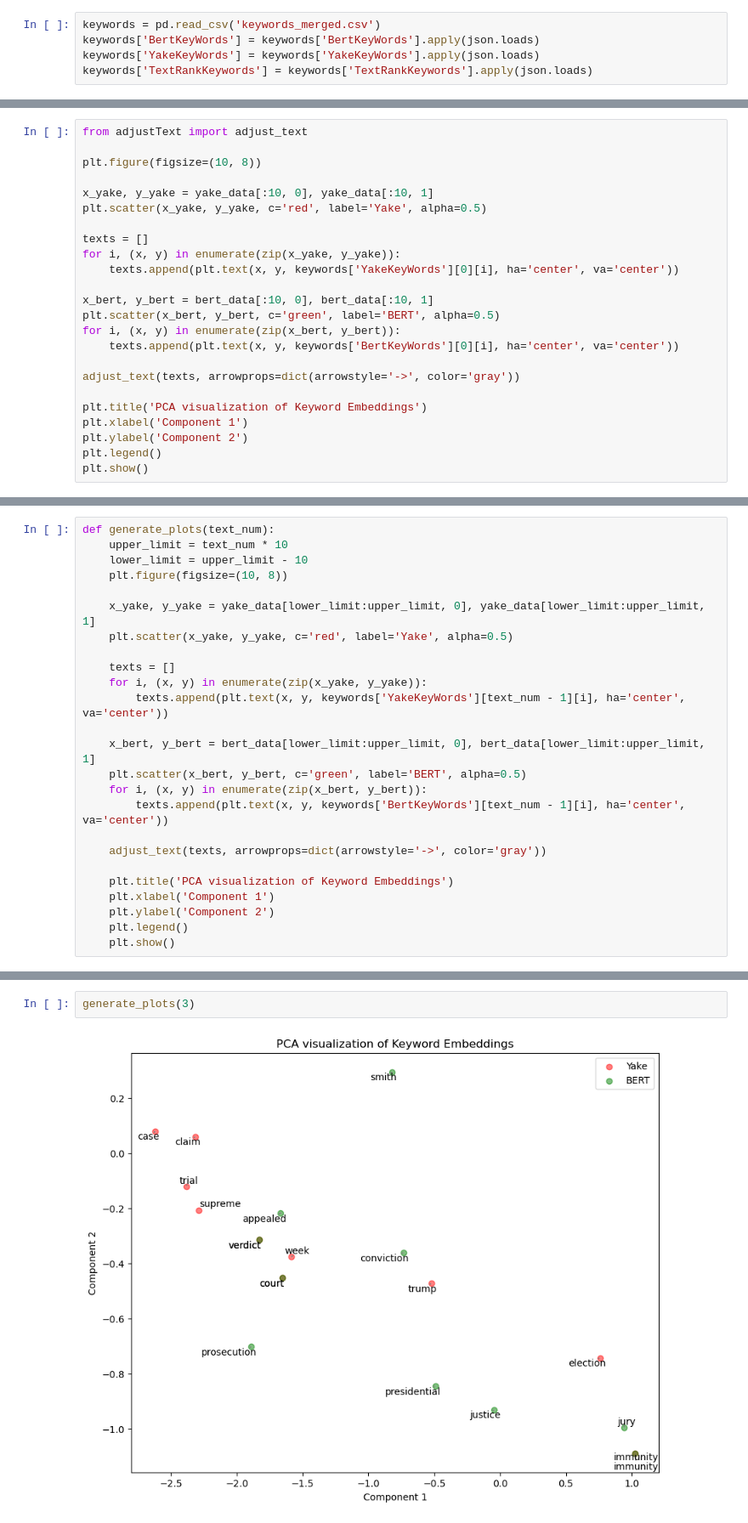
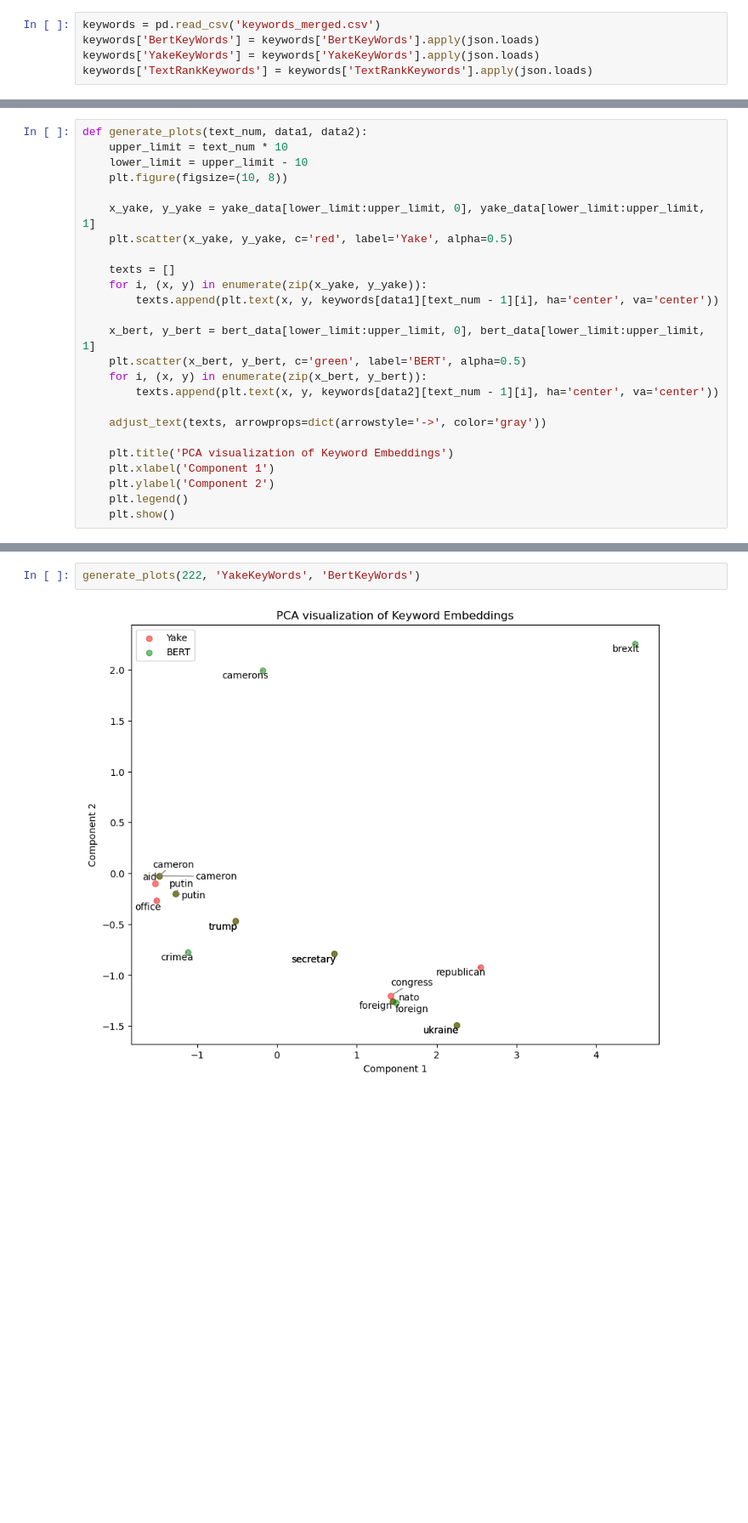
Before and after one commit to Mateusz-Wojciechowski/keyword-extraction, a Jupyter notebook: data_playground.ipynb, the cells around one changed output, grey strips where cells are left out. Shown: that part at 85% size. Drawn from its saved outputs; the diff is of its cells as text; blank space fills up the shorter version.

```diff
--- a/data_playground.ipynb
+++ b/data_playground.ipynb
@@ -68,24 +52,0 @@ Note: you may need to restart the kernel to use updated packages.
-# %%
-from adjustText import adjust_text
-
-plt.figure(figsize=(10, 8))
-
-x_yake, y_yake = yake_data[:10, 0], yake_data[:10, 1]
-plt.scatter(x_yake, y_yake, c='red', label='Yake', alpha=0.5)
-
-texts = []
-for i, (x, y) in enumerate(zip(x_yake, y_yake)):
-    texts.append(plt.text(x, y, keywords['YakeKeyWords'][0][i], ha='center', va='center'))
-
-x_bert, y_bert = bert_data[:10, 0], bert_data[:10, 1]
-plt.scatter(x_bert, y_bert, c='green', label='BERT', alpha=0.5)
-for i, (x, y) in enumerate(zip(x_bert, y_bert)):
-    texts.append(plt.text(x, y, keywords['BertKeyWords'][0][i], ha='center', va='center'))
-
-adjust_text(texts, arrowprops=dict(arrowstyle='->', color='gray'))
-
-plt.title('PCA visualization of Keyword Embeddings')
-plt.xlabel('Component 1')
-plt.ylabel('Component 2')
-plt.legend()
-plt.show()
@@ -94,5 +53,5 @@ plt.show()
 # %%
-def generate_plots(text_num):
+def generate_plots(text_num, data1, data2):
     upper_limit = text_num * 10
     lower_limit = upper_limit - 10
     plt.figure(figsize=(10, 8))
@@ -102,12 +61,12 @@ def generate_plots(text_num):
 
     texts = []
     for i, (x, y) in enumerate(zip(x_yake, y_yake)):
-        texts.append(plt.text(x, y, keywords['YakeKeyWords'][text_num - 1][i], ha='center', va='center'))
+        texts.append(plt.text(x, y, keywords[data1][text_num - 1][i], ha='center', va='center'))
 
     x_bert, y_bert = bert_data[lower_limit:upper_limit, 0], bert_data[lower_limit:upper_limit, 1]
     plt.scatter(x_bert, y_bert, c='green', label='BERT', alpha=0.5)
     for i, (x, y) in enumerate(zip(x_bert, y_bert)):
-        texts.append(plt.text(x, y, keywords['BertKeyWords'][text_num - 1][i], ha='center', va='center'))
+        texts.append(plt.text(x, y, keywords[data2][text_num - 1][i], ha='center', va='center'))
 
     adjust_text(texts, arrowprops=dict(arrowstyle='->', color='gray'))
 
@@ -123,4 +86,4 @@ generate_plots(1)
 # %%
-generate_plots(3)
+generate_plots(222, 'YakeKeyWords', 'BertKeyWords')
 # %% [output]
-[figure, old version]
+[figure, new version]
```
Also changed, not shown: parts of 4 cells of this notebook.
